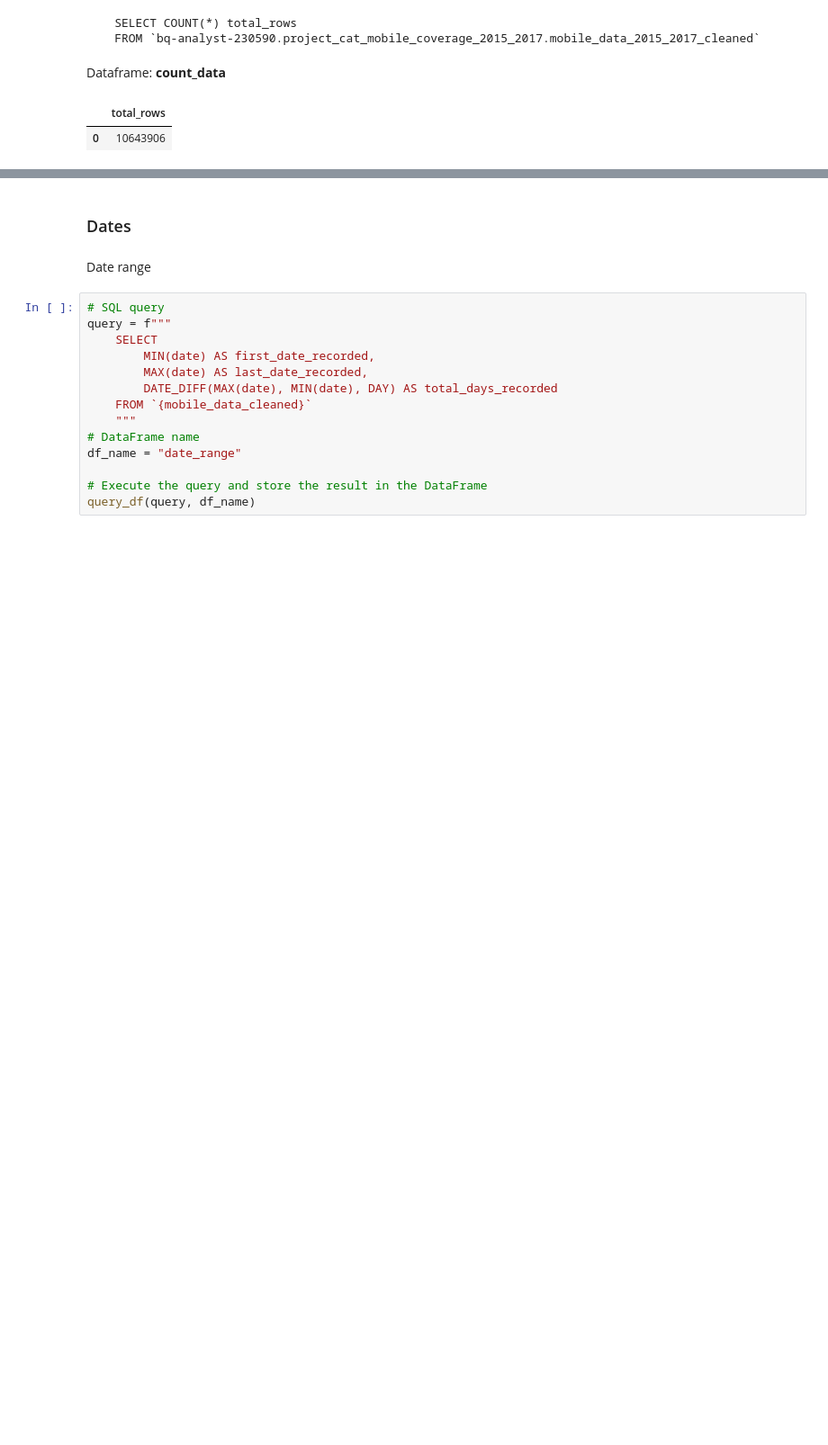
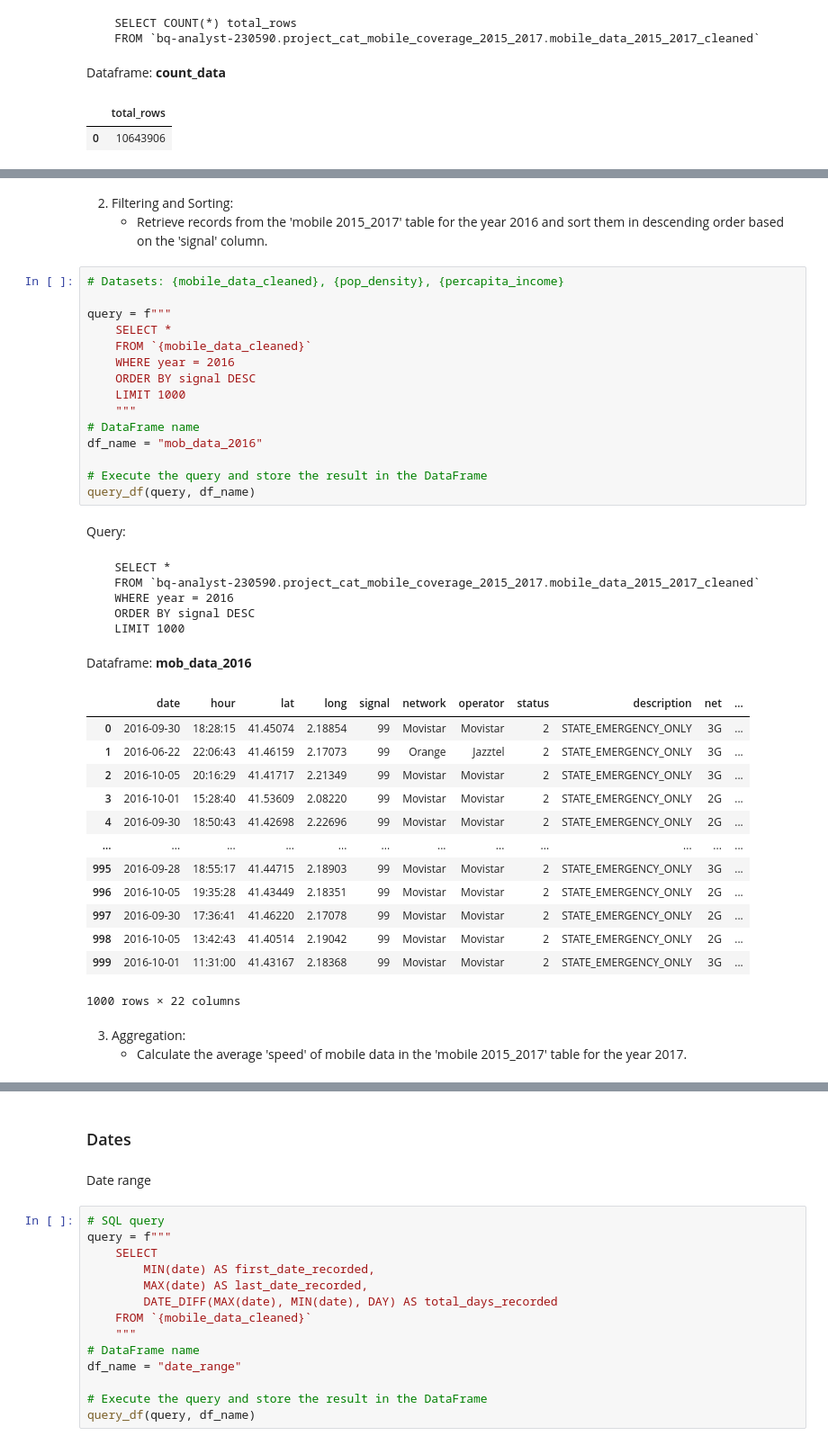
Before and after one commit to alleida23/Catalonian_Mobile_Coverage_2015_2017, a Jupyter notebook: 2. Python Exploratory Data Analysis.ipynb, the cells around one changed output, grey strips where cells are left out. Shown at 90% size. Saved outputs shown, nothing was run; the diff lists cells and outputs as text; blank space fills up the shorter version.

```diff
--- a/2. Python Exploratory Data Analysis.ipynb
+++ b/2. Python Exploratory Data Analysis.ipynb
@@ -83,0 +206,42 @@ Dataframe: **count_data**
+# %% [markdown]
+2. Filtering and Sorting:
+   - Retrieve records from the 'mobile 2015_2017' table for the year 2016 and sort them in descending order based on the 'signal' column.
+# %%
+# Datasets: {mobile_data_cleaned}, {pop_density}, {percapita_income}
+
+query = f"""
+    SELECT *
+    FROM `{mobile_data_cleaned}`
+    WHERE year = 2016
+    ORDER BY signal DESC
+    LIMIT 1000
+    """
+# DataFrame name
+df_name = "mob_data_2016"
+
+# Execute the query and store the result in the DataFrame
+query_df(query, df_name)
+# %% [output]
+Query:
+    SELECT *
+    FROM `bq-analyst-230590.project_cat_mobile_coverage_2015_2017.mobile_data_2015_2017_cleaned`
+    WHERE year = 2016
+    ORDER BY signal DESC
+    LIMIT 1000
+Dataframe: **mob_data_2016**
+|  | date | hour | lat | long | signal | network | operator | status | description | net | ... |
+| 0 | 2016-09-30 | 18:28:15 | 41.45074 | 2.18854 | 99 | Movistar | Movistar | 2 | STATE_EMERGENCY_ONLY | 3G | ... |
+| 1 | 2016-06-22 | 22:06:43 | 41.46159 | 2.17073 | 99 | Orange | Jazztel | 2 | STATE_EMERGENCY_ONLY | 3G | ... |
+| 2 | 2016-10-05 | 20:16:29 | 41.41717 | 2.21349 | 99 | Movistar | Movistar | 2 | STATE_EMERGENCY_ONLY | 3G | ... |
+| 3 | 2016-10-01 | 15:28:40 | 41.53609 | 2.08220 | 99 | Movistar | Movistar | 2 | STATE_EMERGENCY_ONLY | 2G | ... |
+| 4 | 2016-09-30 | 18:50:43 | 41.42698 | 2.22696 | 99 | Movistar | Movistar | 2 | STATE_EMERGENCY_ONLY | 2G | ... |
+| ... | ... | ... | ... | ... | ... | ... | ... | ... | ... | ... | ... |
+| 995 | 2016-09-28 | 18:55:17 | 41.44715 | 2.18903 | 99 | Movistar | Movistar | 2 | STATE_EMERGENCY_ONLY | 3G | ... |
+| 996 | 2016-10-05 | 19:35:28 | 41.43449 | 2.18351 | 99 | Movistar | Movistar | 2 | STATE_EMERGENCY_ONLY | 2G | ... |
+| 997 | 2016-09-30 | 17:36:41 | 41.46220 | 2.17078 | 99 | Movistar | Movistar | 2 | STATE_EMERGENCY_ONLY | 2G | ... |
+| 998 | 2016-10-05 | 13:42:43 | 41.40514 | 2.19042 | 99 | Movistar | Movistar | 2 | STATE_EMERGENCY_ONLY | 2G | ... |
+| 999 | 2016-10-01 | 11:31:00 | 41.43167 | 2.18368 | 99 | Movistar | Movistar | 2 | STATE_EMERGENCY_ONLY | 3G | ... |
+1000 rows × 22 columns
+# %% [markdown]
+3. Aggregation:
+   - Calculate the average 'speed' of mobile data in the 'mobile 2015_2017' table for the year 2017.
```
Also changed, not shown: parts of 51 cells of this notebook.
